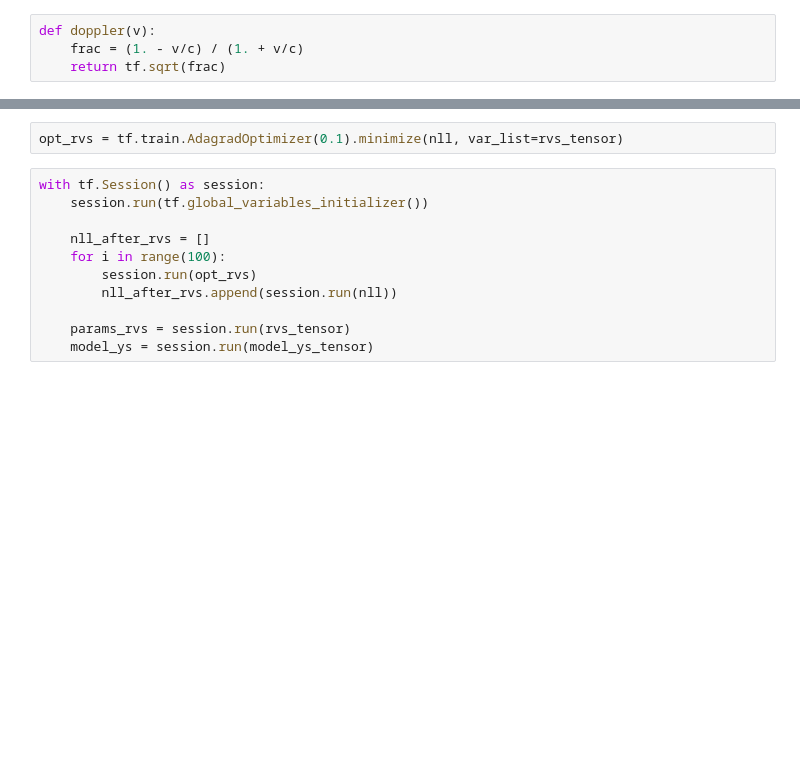
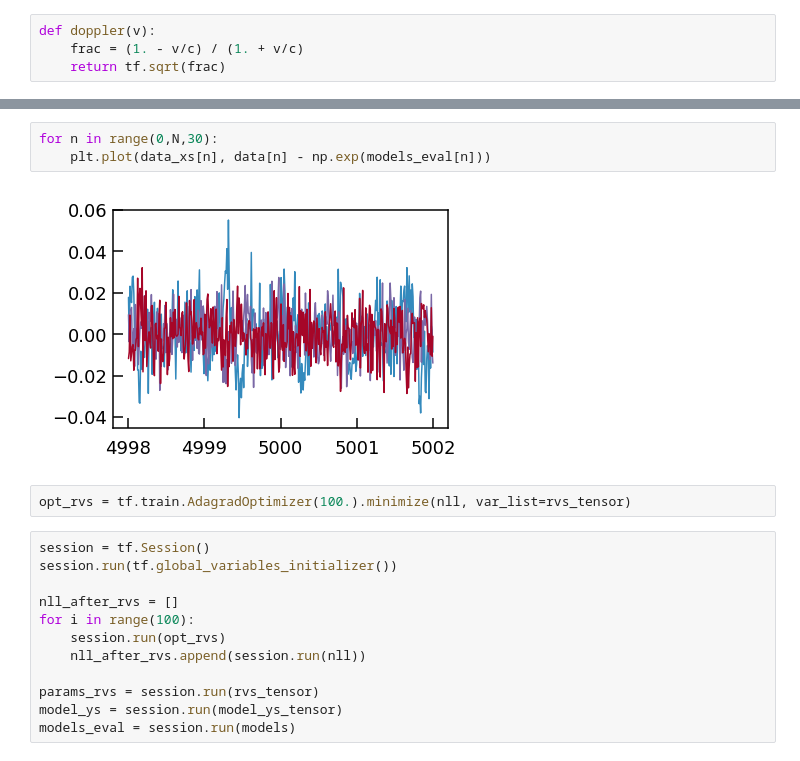
Before and after one commit to megbedell/wobble, a Jupyter notebook: notebooks/wobbleflow-simple.ipynb, the cells around one changed output, grey strips where cells are left out. Cells and saved outputs as stored; diff of their text form; blank space fills up the shorter version.

```diff
--- a/notebooks/wobbleflow-simple.ipynb
+++ b/notebooks/wobbleflow-simple.ipynb
@@ -112,16 +125,22 @@ grad_rvs = tf.gradients(nll, [rvs_tensor])[0] + tf.zeros_like(rvs_tensor)
+# %%
+for n in range(0,N,30):
+    plt.plot(data_xs[n], data[n] - np.exp(models_eval[n]))
+# %% [output]
+[figure, added]
 # %%
-opt_rvs = tf.train.AdagradOptimizer(0.1).minimize(nll, var_list=rvs_tensor)
+opt_rvs = tf.train.AdagradOptimizer(100.).minimize(nll, var_list=rvs_tensor)
 # %%
-with tf.Session() as session:
-    session.run(tf.global_variables_initializer())
+session = tf.Session()
+session.run(tf.global_variables_initializer())
 
-    nll_after_rvs = []
-    for i in range(100):
-        session.run(opt_rvs)
-        nll_after_rvs.append(session.run(nll))
+nll_after_rvs = []
+for i in range(100):
+    session.run(opt_rvs)
+    nll_after_rvs.append(session.run(nll))
 
-    params_rvs = session.run(rvs_tensor)
-    model_ys = session.run(model_ys_tensor)
+params_rvs = session.run(rvs_tensor)
+model_ys = session.run(model_ys_tensor)
+models_eval = session.run(models)
 # %%
 plt.scatter(np.arange(len(nll_after_rvs))*2, nll_after_rvs)
 print nll_after_rvs[0] - nll_after_rvs[-1]
```
Also changed, not shown: parts of 11 cells of this notebook, 1 other file.
